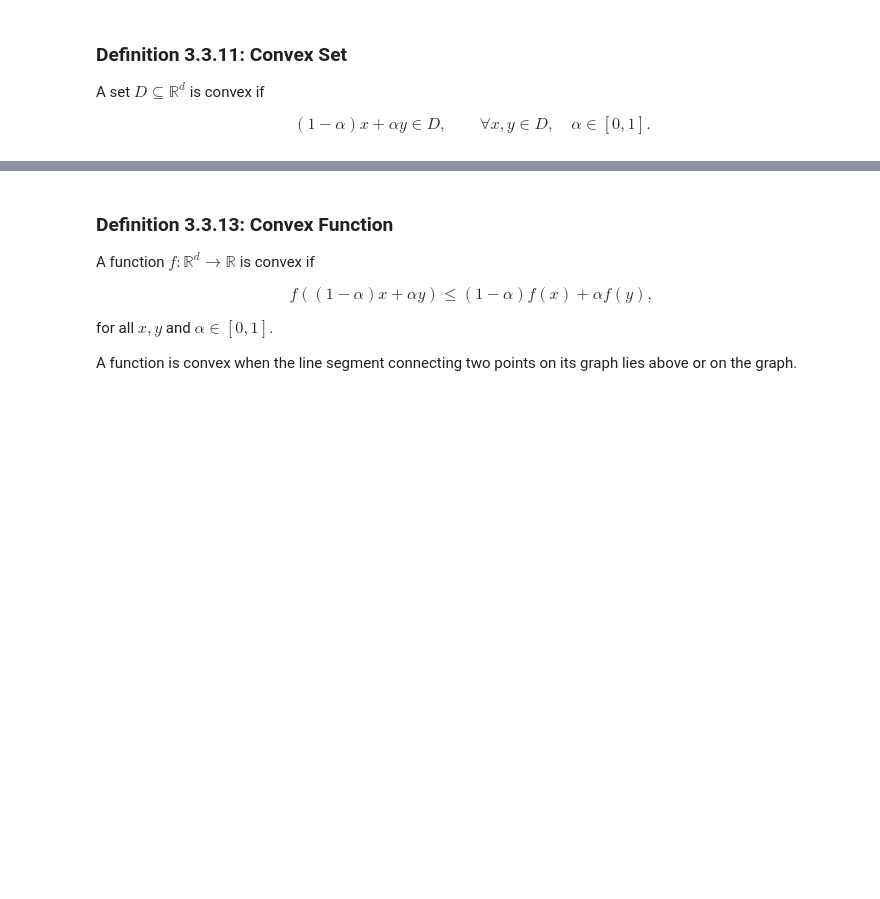
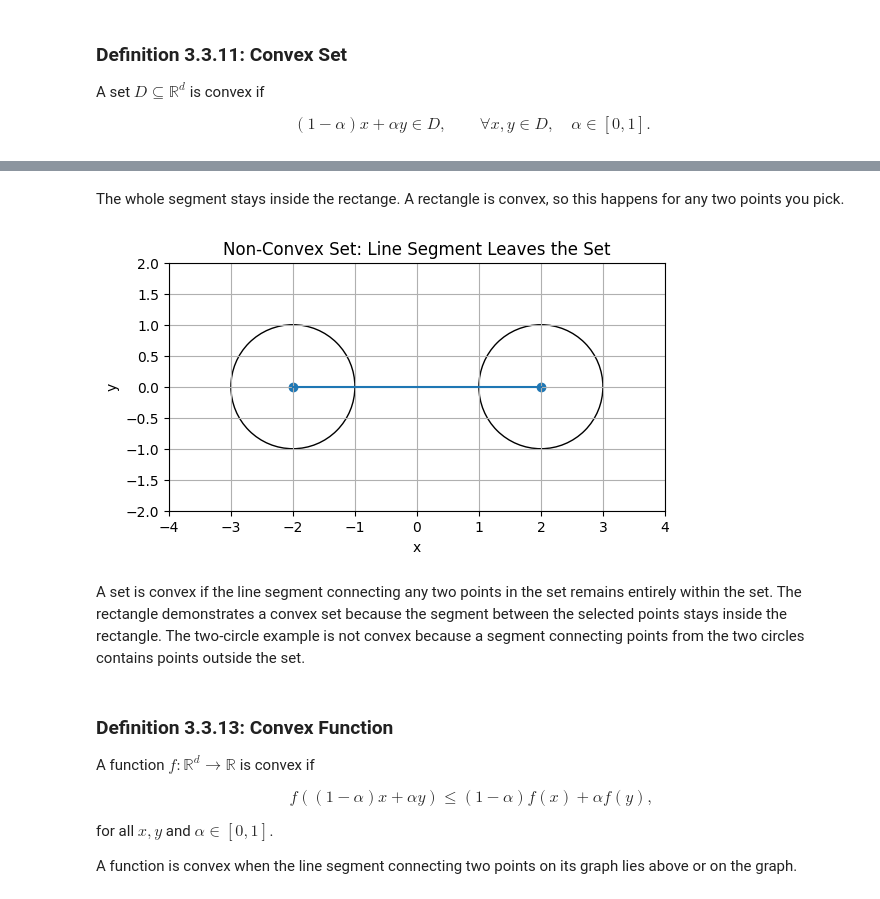
Before and after one commit to nmhom/MAT-422, a Jupyter notebook: MAT422_HW_3.3.ipynb, the cells around one changed output, grey strips where cells are left out. Saved outputs shown, nothing was run; the diff lists cells and outputs as text; code cells hidden in the pictures; blank space fills up the shorter version.

```diff
--- a/MAT422_HW_3.3.ipynb
+++ b/MAT422_HW_3.3.ipynb
@@ -206,3 +241,41 @@ $$
+# %% [markdown]
+The whole segment stays inside the rectange. A rectangle is convex, so this happens for any two points you pick.
+# %%
+fig, ax = plt.subplots()
+# Drafts two circules of radius 1, one centered at (-2,0) and one at (2,0)
+circle1 = patches.Circle((-2,0), 1, fill=False)
+circle2 = patches.Circle((2,0), 1, fill=False)
+ax.add_patch(circle1)
+ax.add_patch(circle2)
+
+# Choose one point from each circle
+x = np.array([-2, 0])
+y = np.array([2, 0])
+
+# Plots the two points as dots. scatter wants all the x-coordinates in one list and all y-coordinates in another
+ax.scatter([x[0], y[0]], [x[1], y[1]])
+
+# Creates 100 evenly spaced values of alpha from 0 to 1
+alpha = np.linspace(0,1,100)
+
+# Computes (1-alpha)x + alphay for all 100 values of a at once
+line = (1 - alpha[:,None]) * x + alpha[:,None] * y
+
+# Draws the segment
+ax.plot(line[:, 0], line[:,1])
+
+ax.set_xlim(-4, 4)
+ax.set_ylim(-2, 2)
+ax.set_aspect('equal')
+plt.xlabel("x")
+plt.ylabel("y")
+plt.title("Non-Convex Set: Line Segment Leaves the Set")
+plt.grid()
+plt.show()
+# %% [output]
+[figure, added]
+# %% [markdown]
+A set is convex if the line segment connecting any two points in the set remains entirely within the set. The rectangle demonstrates a convex set because the segment between the selected points stays inside the rectangle. The two-circle example is not convex because a segment connecting points from the two circles contains points outside the set.
 # %% [markdown]
 ### Definition 3.3.13: Convex Function
 
```
Also changed, not shown: parts of 7 cells of this notebook.
